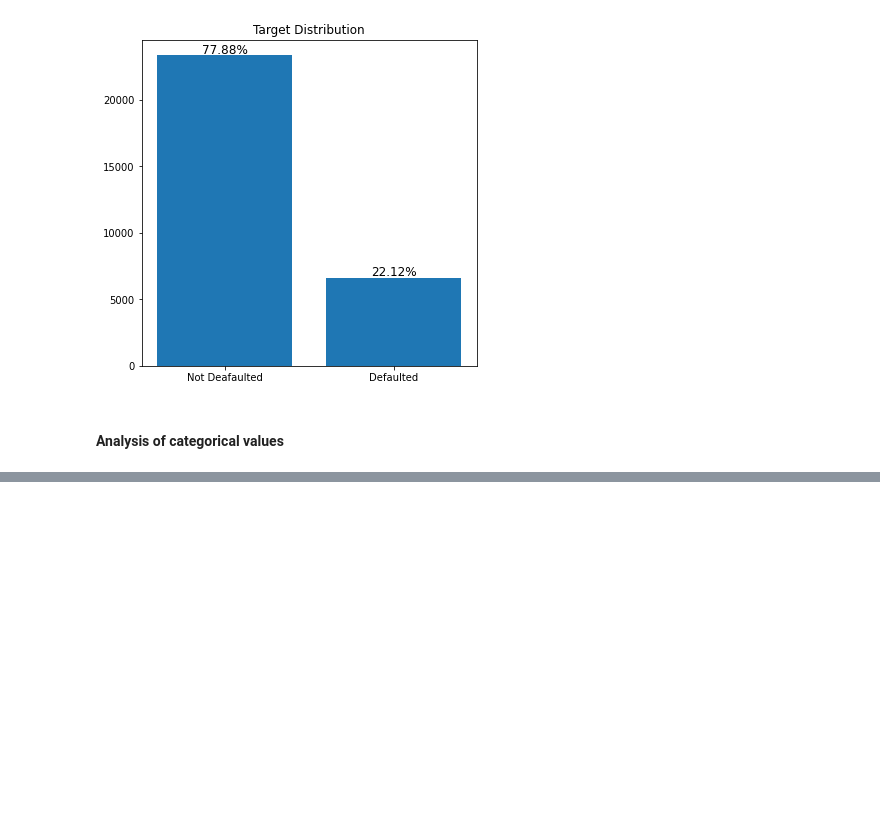
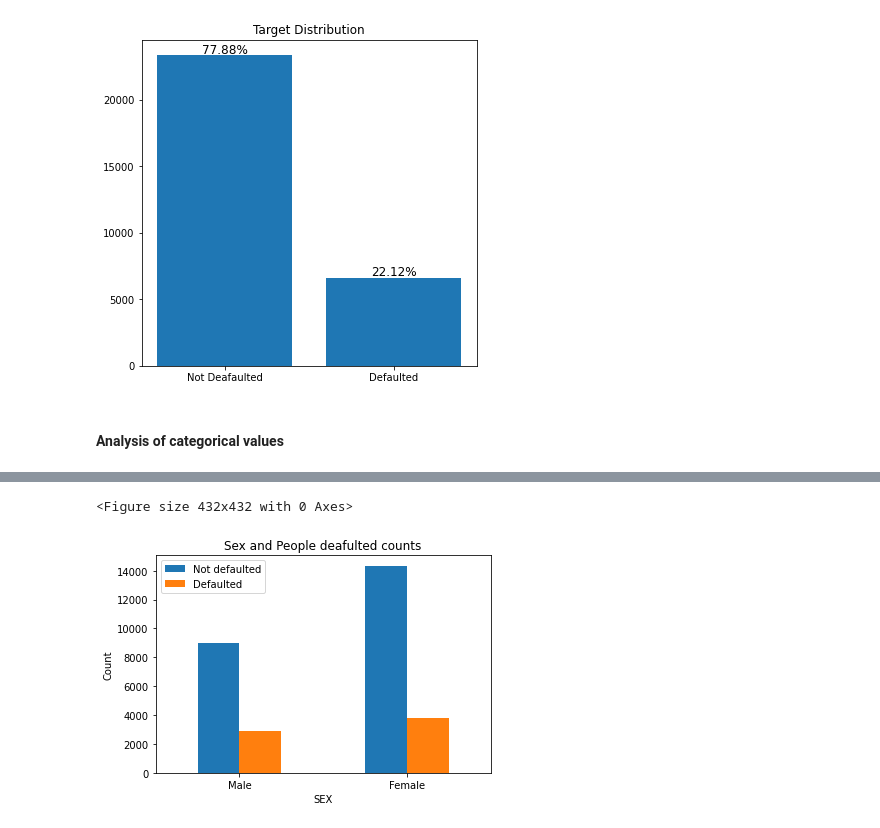
Before and after one commit to Bryan-Suelo/machine_learning, a Jupyter notebook: default_credit_card_clients/default_credit_card.ipynb, the cells around one changed output, grey strips where cells are left out. Cells and saved outputs as stored; diff of their text form; code cells hidden in the pictures; blank space fills up the shorter version.

```diff
--- a/default_credit_card_clients/default_credit_card.ipynb
+++ b/default_credit_card_clients/default_credit_card.ipynb
@@ -223,0 +228,14 @@ plt.show()
+# %%
+target_count = cc_df.groupby(['SEX','default']).SEX.count().unstack()
+
+# print(target_count)
+plt.figure(figsize=(6,6))
+target_count.plot(kind='bar', stacked=False)
+plt.xticks([0,1],labels=['Male','Female'],rotation=0)
+plt.ylabel('Count')
+plt.legend(['Not defaulted', 'Defaulted'])
+plt.title("Sex and People deafulted counts")
+plt.show()
+# %% [output]
+<Figure size 432x432 with 0 Axes>
+[figure, added]
```
Also changed, not shown: parts of 15 cells of this notebook.
